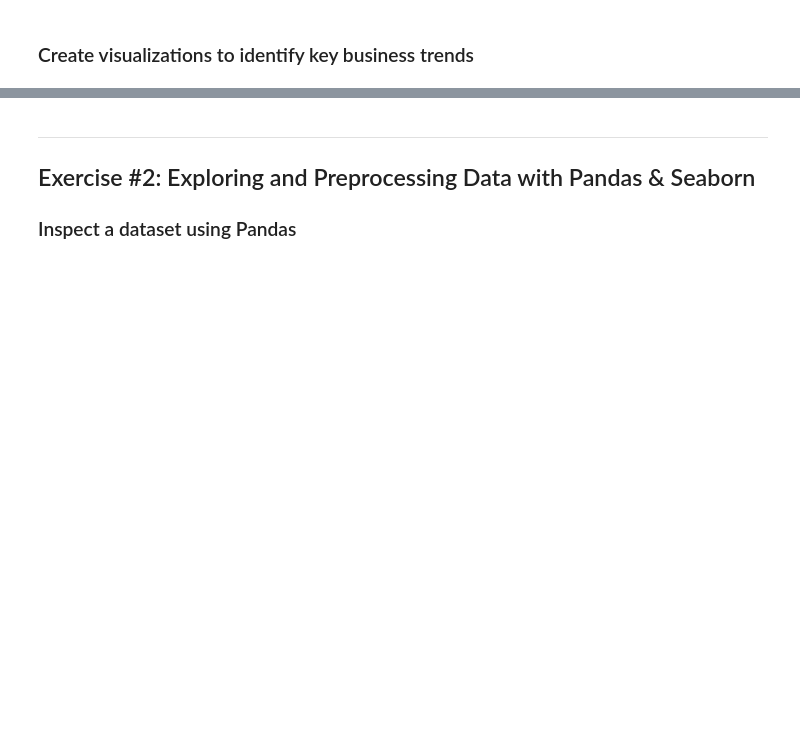
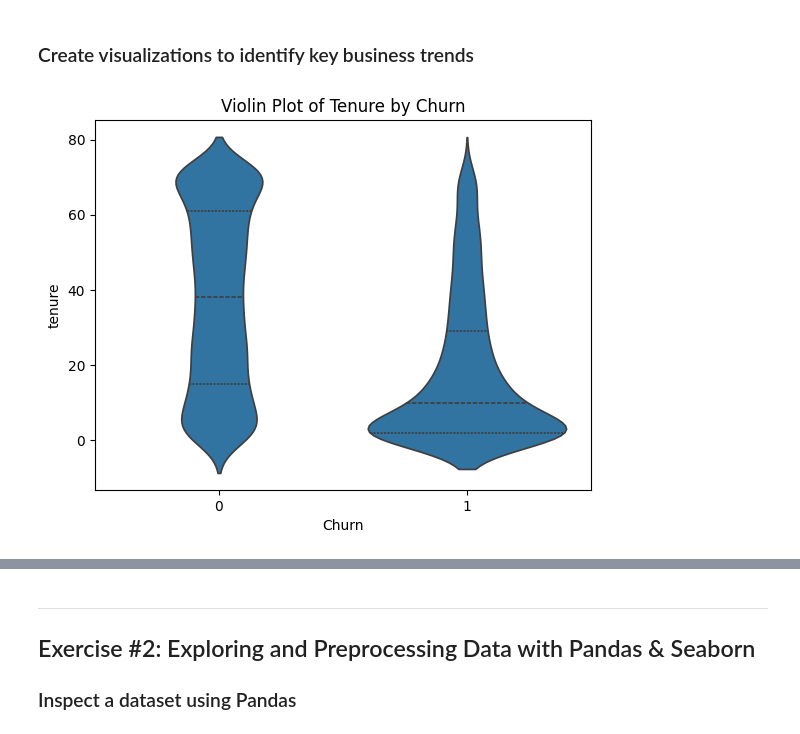
Before and after one commit to ismayc/oreilly-ml-for-data-analytics-with-python, a Jupyter notebook: exercises-2026-02.ipynb, the cells around one changed output, grey strips where cells are left out. Drawn from its saved outputs; the diff is of its cells as text; code cells hidden in the pictures; blank space fills up the shorter version.

```diff
--- a/exercises-2026-02.ipynb
+++ b/exercises-2026-02.ipynb
@@ -86,5 +141,11 @@ marketing_campaign_raw = pd.read_csv('marketing_campaign.csv')
 ### Handle missing values and clean data
 # %%
 # Make a copy of the data to fix and clean
+telco_churn = telco_churn_raw.copy()
 # %%
 # Handle missing values
+# Lots of things we could do, no specific always-right answer
+telco_churn['MonthlyCharges'] = telco_churn['MonthlyCharges'].fillna(telco_churn['MonthlyCharges'].median())
+telco_churn['AvgServiceUsageScore'] = telco_churn['AvgServiceUsageScore'].fillna(telco_churn['AvgServiceUsageScore'].median())
+# Look at the structure of our changed data (with imputation)
+telco_churn.info()
@@ -91,4 +170,6 @@ marketing_campaign_raw = pd.read_csv('marketing_campaign.csv')
 # %%
 # Standardize column formats (e.g., convert Yes/No to binary for a few columns)
+telco_churn['SeniorCitizen'] = telco_churn['SeniorCitizen'].astype('category')
+telco_churn['Churn'] = telco_churn['Churn'].map({'Yes': 1, 'No': 0})
 # %%
 # Summarize statistics
@@ -96,5 +191,10 @@ marketing_campaign_raw = pd.read_csv('marketing_campaign.csv')
 ### Create visualizations to identify key business trends
 # %%
 # Visualize Churn by tenure in a violin plot
+sns.violinplot(data=telco_churn, x='Churn', y='tenure', inner='quartile')
+plt.title('Violin Plot of Tenure by Churn')
+plt.show();
+# %% [output]
+[figure, added]
 # %%
 # Visualize the distribution of AvgServiceUsageScore
```
Also changed, not shown: parts of 11 cells of this notebook, 1 other file.
